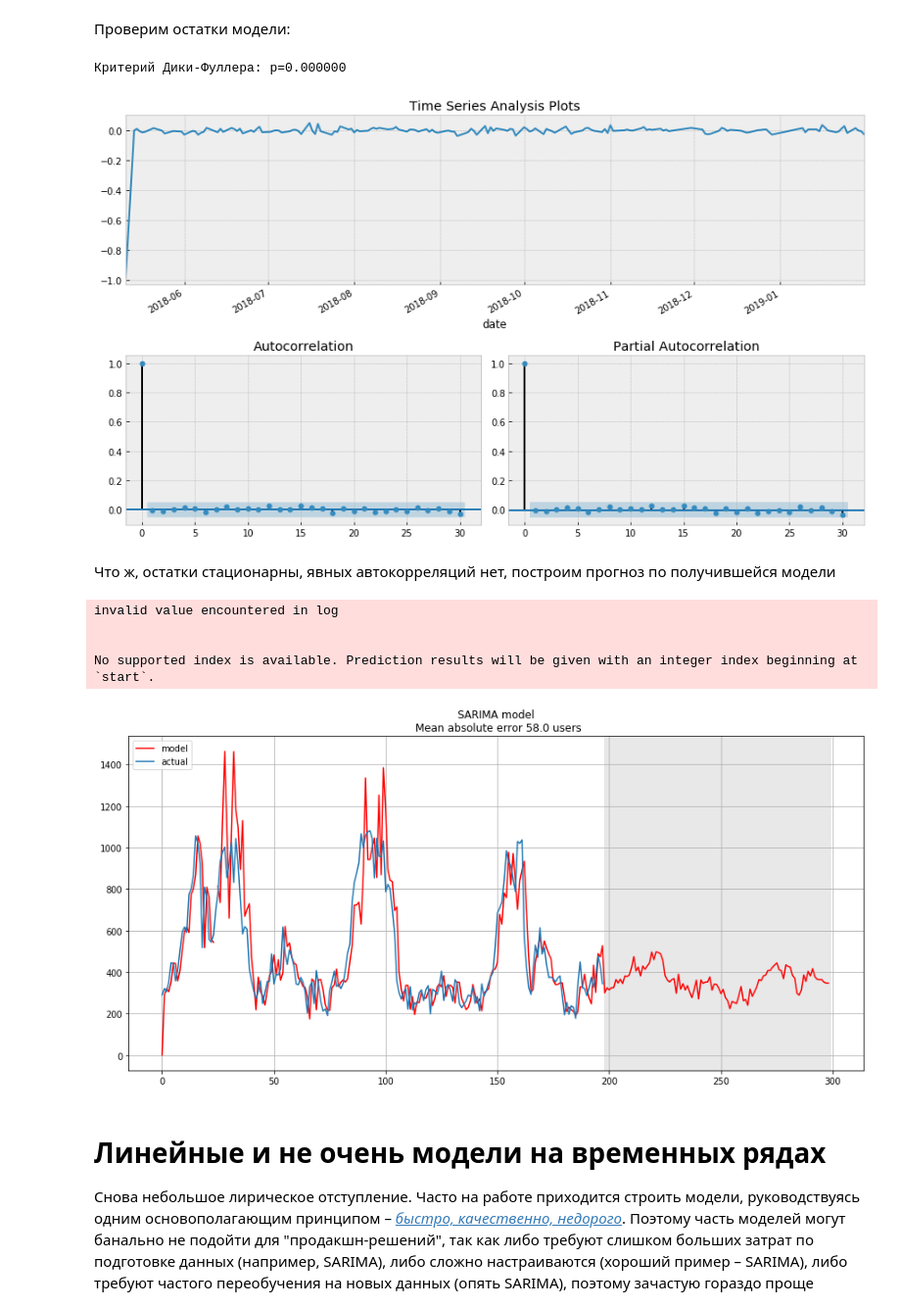
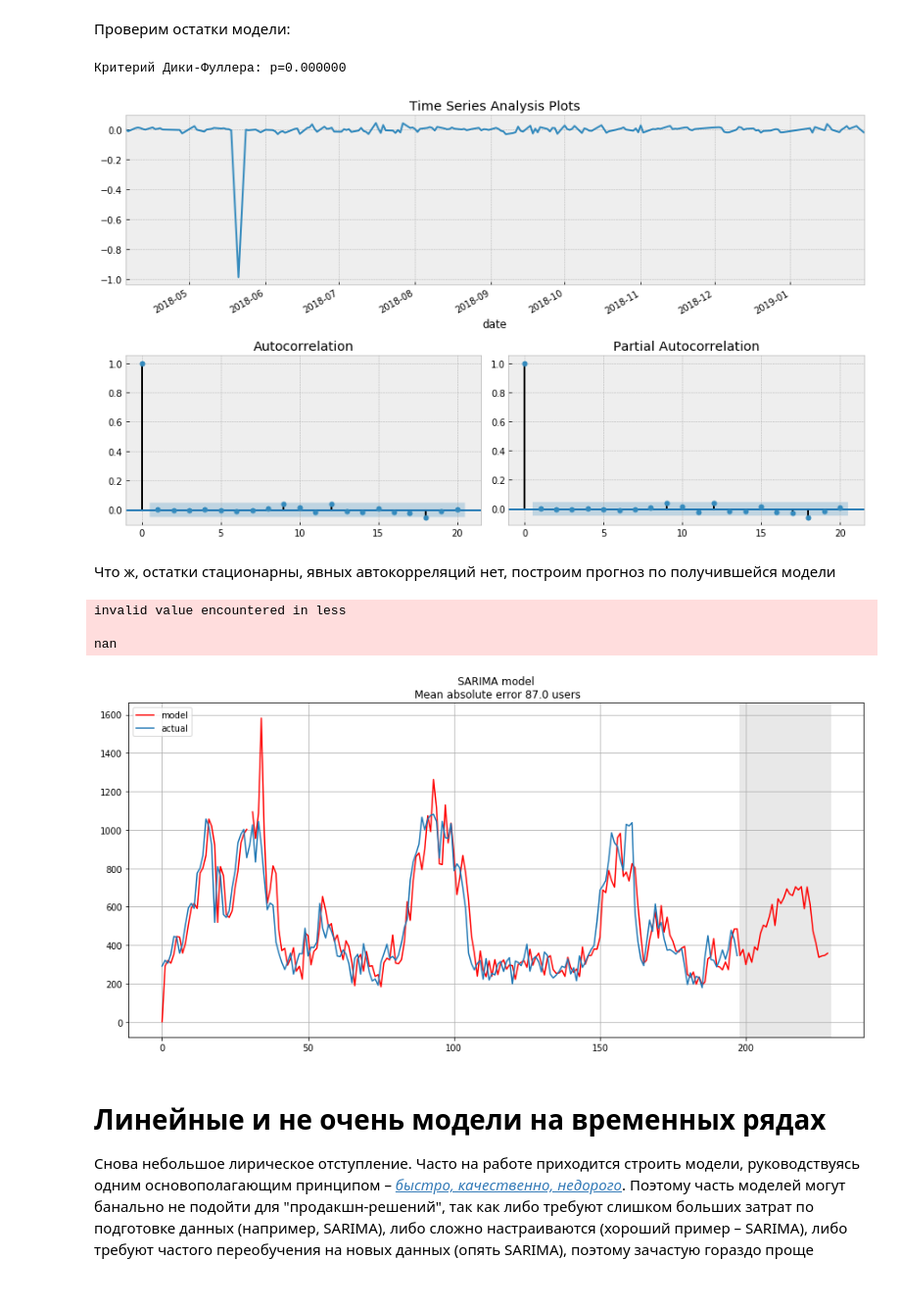
Before and after one commit to Penitto/StochProcs2, a Jupyter notebook: topic9_part1_time_series_python.ipynb, the cells around one changed output. Shown at 98% size. Saved outputs shown, nothing was run; the diff lists cells and outputs as text; code cells hidden in the pictures.

Commit message:
Sarima motherfucker

```diff
--- a/topic9_part1_time_series_python.ipynb
+++ b/topic9_part1_time_series_python.ipynb
@@ -82,3 +65,16 @@ dataset
+# %%
+dataset
+
+
+def bus_metric(y_true, y_pred):
+    dif = y_pred-y_true
+    dif[dif<0] = np.abs(dif[dif<0]*2)
+    return dif.sum()
+
+def bus_MSE(y_true, y_pred):
+    dif = y_pred-y_true
+    dif[dif<0] = np.abs(dif[dif<0]*2)
+    return (dif**2).sum()
 # %%
 plotly_df(dataset, 'manHours', title = "Man hours")
 # %% [output]
@@ -604,6 +602,10 @@ print("Оптимальный параметр преобразования Бо
 # %% [markdown]
 Уже лучше, однако критерий Дики-Фуллера по-прежнему не отвергает гипотезу о нестационарности ряда. А автокорреляционная функция явно намекает на сезонность в получившемся ряде. Возьмём сезонные разности:
 # %%
-data['manHours_season'] = data.manHours_box - data.manHours_box.shift(24*7)
-tsplot(data.manHours_season[5*4:], lags=30)
+data['manHours_season'] = data.manHours_box - data.manHours_box.shift(1)
+tsplot(data.manHours_season[1:].dropna(), lags=20)
+
+D = 1
+p = 3
+q = 3
 # %% [output]
@@ -668,6 +682,6 @@ Wall time: 1min 13s
 Лучшие параметры загоняем в модель:
 # %%
 %%time
-best_model=sm.tsa.statespace.SARIMAX(data.manHours_box, order=(4, d, 3),
-                                        seasonal_order=(4, D, 1, 24)).fit(disp=-1)
+best_model=sm.tsa.statespace.SARIMAX(data.manHours_box, order=(3, d, 3),
+                                        seasonal_order=(3, D, 1, 30)).fit(disp=-1)
 # %% [output]
@@ -695,30 +717,30 @@ Warnings:
 # %% [markdown]
 Проверим остатки модели:
 # %%
-tsplot(best_model.resid[5:], lags=30)
+tsplot(best_model.resid[5:], lags=20)
 # %% [output]
 Критерий Дики-Фуллера: p=0.000000
-[figure, old version]
+[figure, new version]
 # %% [markdown]
 Что ж, остатки стационарны, явных автокорреляций нет, построим прогноз по получившейся модели
 # %%
 data["arima_model"] = invboxcox(best_model.fittedvalues, lmbda)
-forecast = invboxcox(best_model.predict(start = data.shape[0], end = data.shape[0]+100), lmbda)
-forecast = data.arima_model.append(forecast).values[-500:]
-actual = data.manHours.values[-200:]
+forecast = invboxcox(best_model.predict(start = data.shape[0], end = data.shape[0]+30), lmbda)
+forecast = data.arima_model.append(forecast).values
+actual = data.manHours.values
 plt.figure(figsize=(15, 7))
 plt.plot(forecast, color='r', label="model")
+print(bus_metric(actual, forecast[:198]))
 plt.title("SARIMA model\n Mean absolute error {} users".format(round(mean_absolute_error(data.dropna().manHours, data.dropna().arima_model))))
 plt.plot(actual, label="actual")
 plt.legend()
 plt.axvspan(len(actual), len(forecast), alpha=0.5, color='lightgrey')
 plt.grid(True)
 # %% [output]
-invalid value encountered in log
+invalid value encountered in less
 
-
-No supported index is available. Prediction results will be given with an integer index beginning at `start`.
+nan
-[figure, old version]
+[figure, new version]
 # %% [markdown]
 # Линейные и не очень модели на временных рядах
 
```
Also changed, not shown: parts of 21 cells of this notebook.
